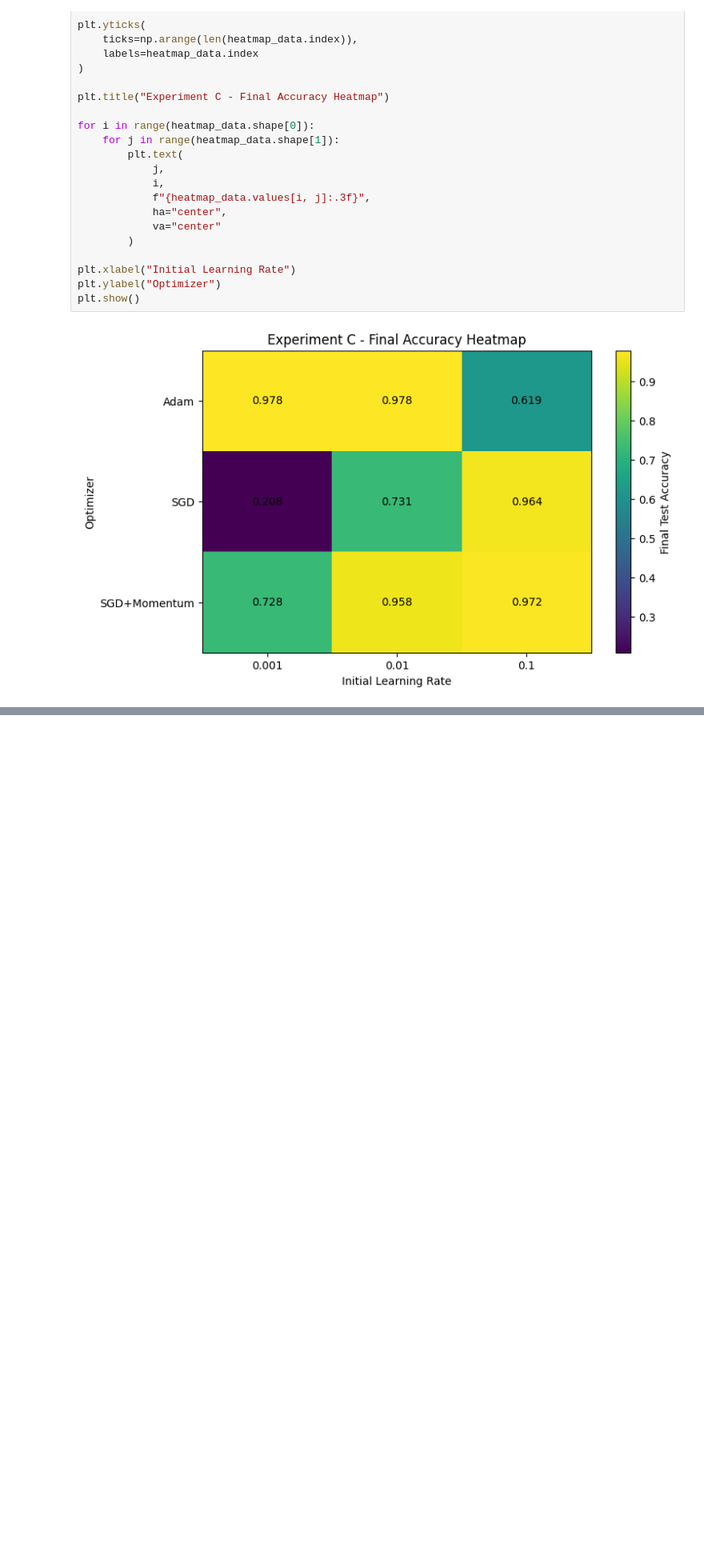
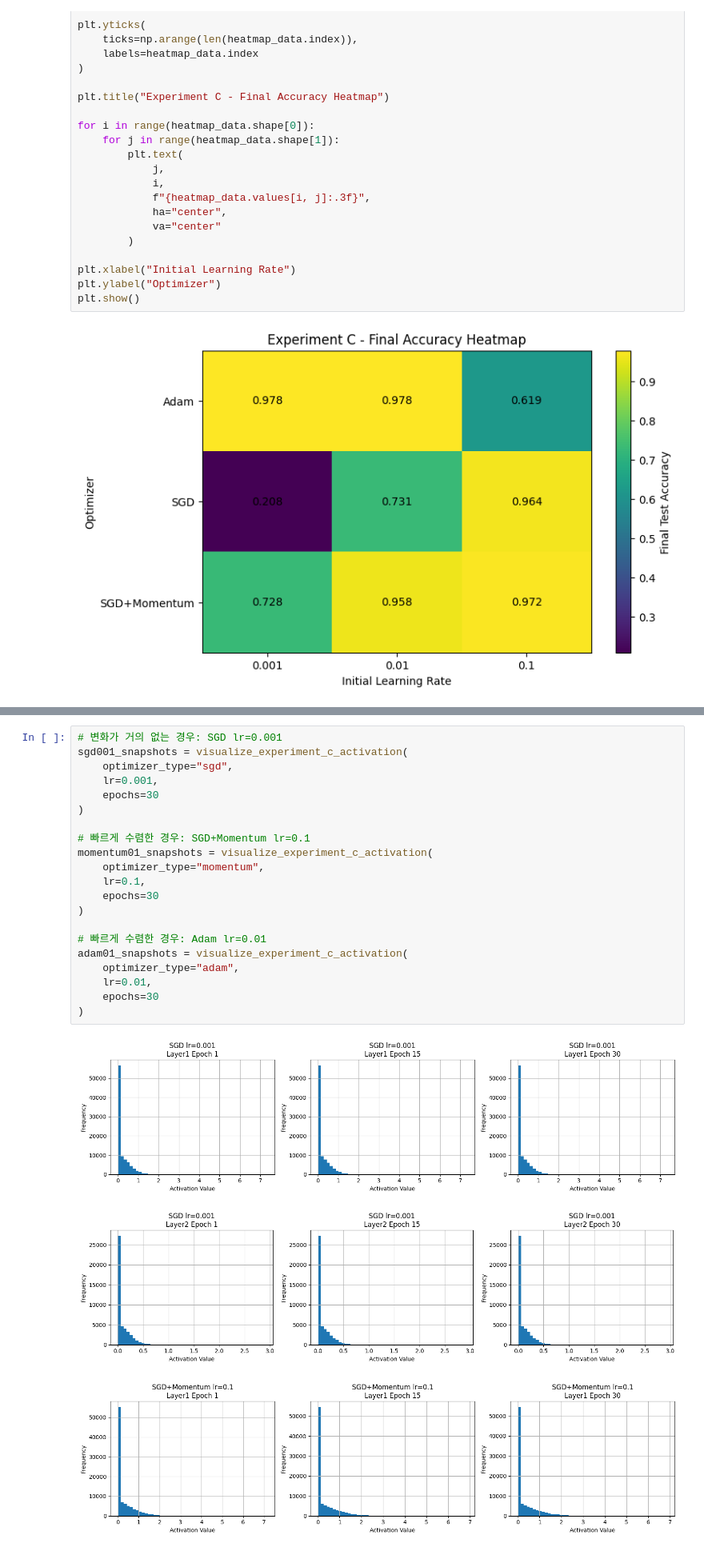
Before and after one commit to lhj0954/2026-1_CV, a Jupyter notebook: HW3_과제.ipynb, the cells around one changed output, grey strips where cells are left out. Shown at 80% size. Cells and saved outputs as stored; diff of their text form; blank space fills up the shorter version.

```diff
--- a/HW3_과제.ipynb
+++ b/HW3_과제.ipynb
@@ -1395,0 +1742,25 @@ plt.show()
+# %%
+# 변화가 거의 없는 경우: SGD lr=0.001
+sgd001_snapshots = visualize_experiment_c_activation(
+    optimizer_type="sgd",
+    lr=0.001,
+    epochs=30
+)
+
+# 빠르게 수렴한 경우: SGD+Momentum lr=0.1
+momentum01_snapshots = visualize_experiment_c_activation(
+    optimizer_type="momentum",
+    lr=0.1,
+    epochs=30
+)
+
+# 빠르게 수렴한 경우: Adam lr=0.01
+adam01_snapshots = visualize_experiment_c_activation(
+    optimizer_type="adam",
+    lr=0.01,
+    epochs=30
+)
+# %% [output]
+[figure, added]
+[figure, added]
+[figure, added]
```
Also changed, not shown: parts of 8 cells of this notebook.
